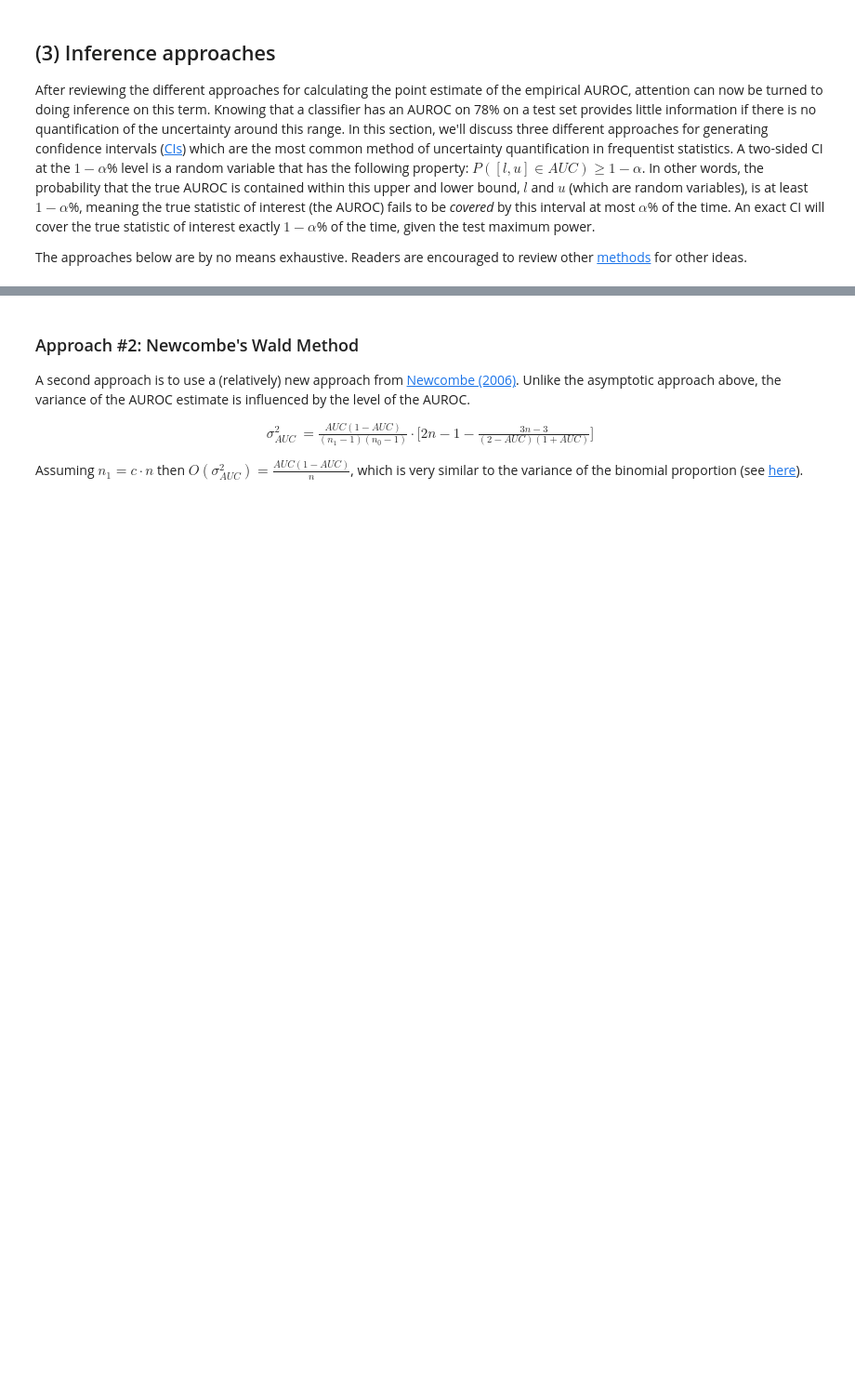
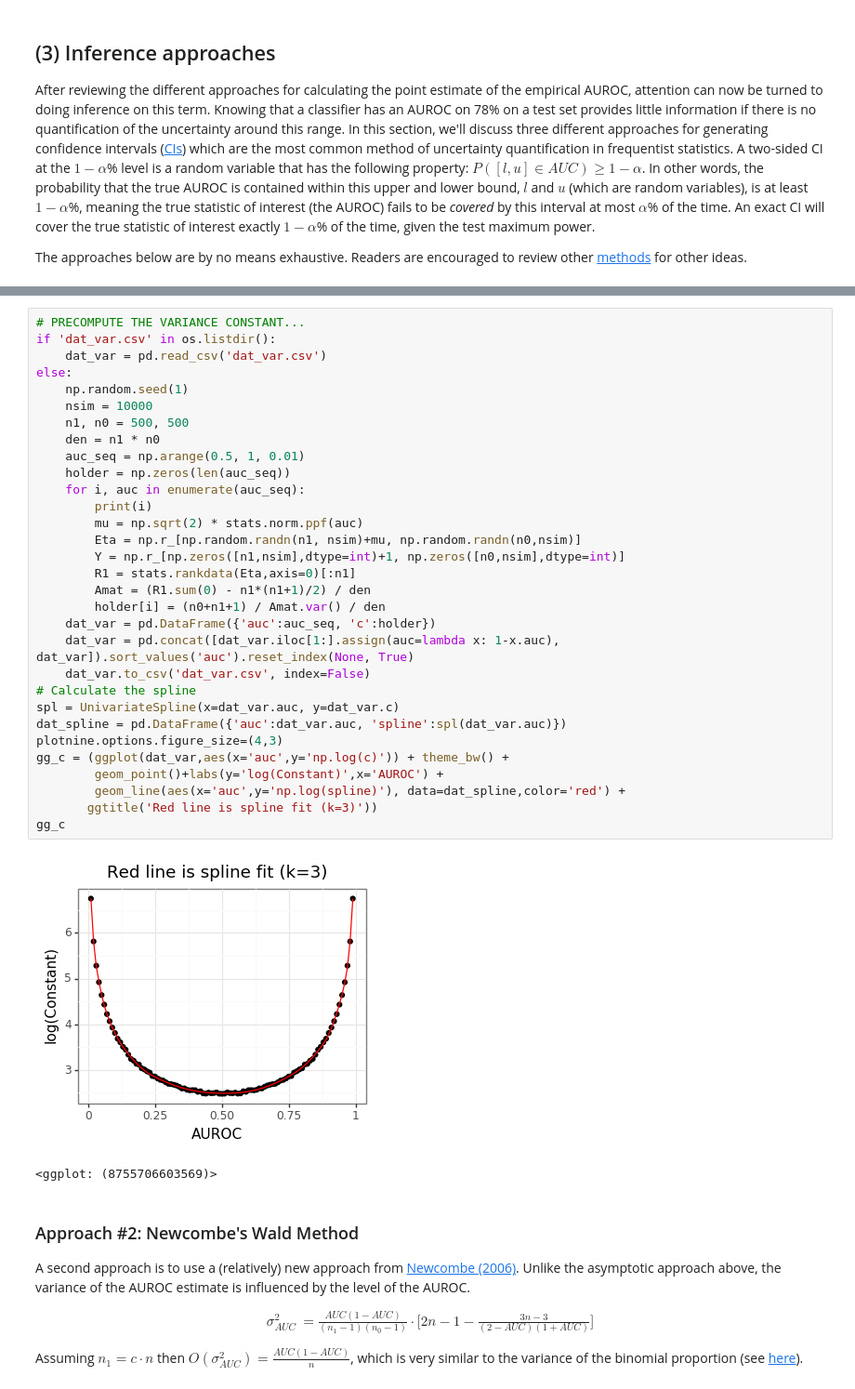
Before and after one commit to erikdrysdale/erikdrysdale.github.io, a Jupyter notebook: _rmd/extra_AUC_CI/auc_sim.ipynb, the cells around one changed output, grey strips where cells are left out. Shown: that part at 93% size. Cells and saved outputs as stored; diff of their text form; blank space fills up the shorter version.

Commit message:
update to constant

```diff
--- a/_rmd/extra_AUC_CI/auc_sim.ipynb
+++ b/_rmd/extra_AUC_CI/auc_sim.ipynb
@@ -251,3 +261,37 @@ There are additional corrections that need to be applied in the case of data whi
+# %%
+# PRECOMPUTE THE VARIANCE CONSTANT...
+if 'dat_var.csv' in os.listdir():
+    dat_var = pd.read_csv('dat_var.csv')
+else:
+    np.random.seed(1)
+    nsim = 10000
+    n1, n0 = 500, 500
+    den = n1 * n0
+    auc_seq = np.arange(0.5, 1, 0.01)
+    holder = np.zeros(len(auc_seq))
+    for i, auc in enumerate(auc_seq):
+        print(i)
+        mu = np.sqrt(2) * stats.norm.ppf(auc)
+        Eta = np.r_[np.random.randn(n1, nsim)+mu, np.random.randn(n0,nsim)]
+        Y = np.r_[np.zeros([n1,nsim],dtype=int)+1, np.zeros([n0,nsim],dtype=int)]
+        R1 = stats.rankdata(Eta,axis=0)[:n1]
+        Amat = (R1.sum(0) - n1*(n1+1)/2) / den
+        holder[i] = (n0+n1+1) / Amat.var() / den
+    dat_var = pd.DataFrame({'auc':auc_seq, 'c':holder})
+    dat_var = pd.concat([dat_var.iloc[1:].assign(auc=lambda x: 1-x.auc), dat_var]).sort_values('auc').reset_index(None, True)
+    dat_var.to_csv('dat_var.csv', index=False)
+# Calculate the spline
+spl = UnivariateSpline(x=dat_var.auc, y=dat_var.c)
+dat_spline = pd.DataFrame({'auc':dat_var.auc, 'spline':spl(dat_var.auc)})
+plotnine.options.figure_size=(4,3)
+gg_c = (ggplot(dat_var,aes(x='auc',y='np.log(c)')) + theme_bw() +
+        geom_point()+labs(y='log(Constant)',x='AUROC') +
+        geom_line(aes(x='auc',y='np.log(spline)'), data=dat_spline,color='red') +
+       ggtitle('Red line is spline fit (k=3)'))
+gg_c
+# %% [output]
+[figure, added]
+<ggplot: (8755706603569)>
 # %% [markdown]
 ### Approach #2: Newcombe's Wald Method
 
```
Also changed, not shown: parts of 8 cells of this notebook.
